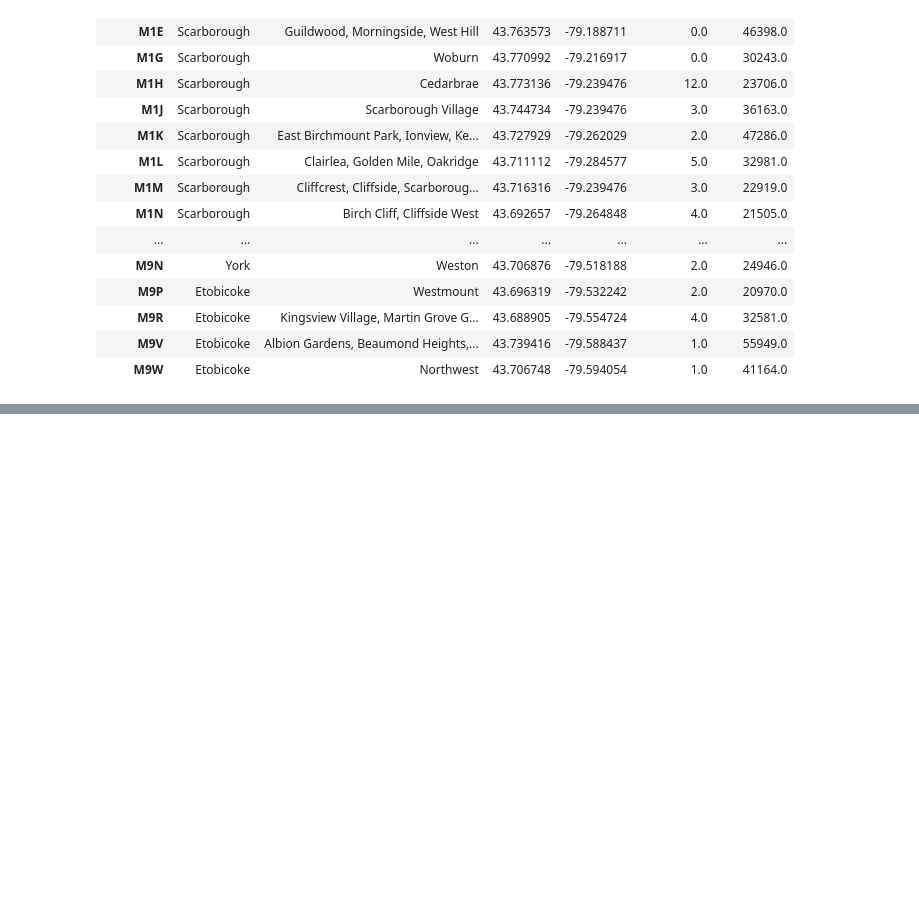
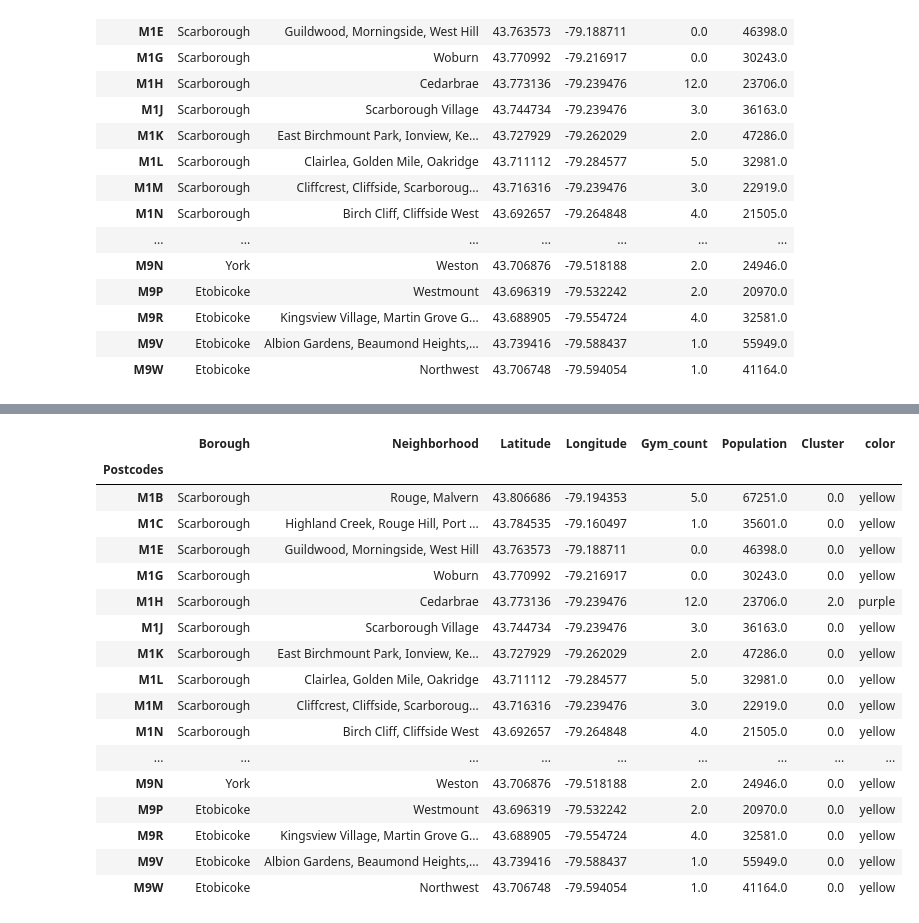
Before and after one commit to aviro092/Capstone, a Jupyter notebook: DS_Clustering.ipynb, the cells around one changed output, grey strips where cells are left out. Drawn from its saved outputs; the diff is of its cells as text; code cells hidden in the pictures; blank space fills up the shorter version.

```diff
--- a/DS_Clustering.ipynb
+++ b/DS_Clustering.ipynb
@@ -474,0 +444,21 @@ TypeError: object of type 'map' has no len()
+# %%
+df_toronto_map
+# %% [output]
+|  | Borough | Neighborhood | Latitude | Longitude | Gym_count | Population | Cluster | color |
+| Postcodes |  |  |  |  |  |  |  |  |
+| M1B | Scarborough | Rouge, Malvern | 43.806686 | -79.194353 | 5.0 | 67251.0 | 0.0 | yellow |
+| M1C | Scarborough | Highland Creek, Rouge Hill, Port ... | 43.784535 | -79.160497 | 1.0 | 35601.0 | 0.0 | yellow |
+| M1E | Scarborough | Guildwood, Morningside, West Hill | 43.763573 | -79.188711 | 0.0 | 46398.0 | 0.0 | yellow |
+| M1G | Scarborough | Woburn | 43.770992 | -79.216917 | 0.0 | 30243.0 | 0.0 | yellow |
+| M1H | Scarborough | Cedarbrae | 43.773136 | -79.239476 | 12.0 | 23706.0 | 2.0 | purple |
+| M1J | Scarborough | Scarborough Village | 43.744734 | -79.239476 | 3.0 | 36163.0 | 0.0 | yellow |
+| M1K | Scarborough | East Birchmount Park, Ionview, Ke... | 43.727929 | -79.262029 | 2.0 | 47286.0 | 0.0 | yellow |
+| M1L | Scarborough | Clairlea, Golden Mile, Oakridge | 43.711112 | -79.284577 | 5.0 | 32981.0 | 0.0 | yellow |
+| M1M | Scarborough | Cliffcrest, Cliffside, Scarboroug... | 43.716316 | -79.239476 | 3.0 | 22919.0 | 0.0 | yellow |
+| M1N | Scarborough | Birch Cliff, Cliffside West | 43.692657 | -79.264848 | 4.0 | 21505.0 | 0.0 | yellow |
+| ... | ... | ... | ... | ... | ... | ... | ... | ... |
+| M9N | York | Weston | 43.706876 | -79.518188 | 2.0 | 24946.0 | 0.0 | yellow |
+| M9P | Etobicoke | Westmount | 43.696319 | -79.532242 | 2.0 | 20970.0 | 0.0 | yellow |
+| M9R | Etobicoke | Kingsview Village, Martin Grove G... | 43.688905 | -79.554724 | 4.0 | 32581.0 | 0.0 | yellow |
+| M9V | Etobicoke | Albion Gardens, Beaumond Heights,... | 43.739416 | -79.588437 | 1.0 | 55949.0 | 0.0 | yellow |
+| M9W | Etobicoke | Northwest | 43.706748 | -79.594054 | 1.0 | 41164.0 | 0.0 | yellow |
```
Also changed, not shown: parts of 33 cells of this notebook.
